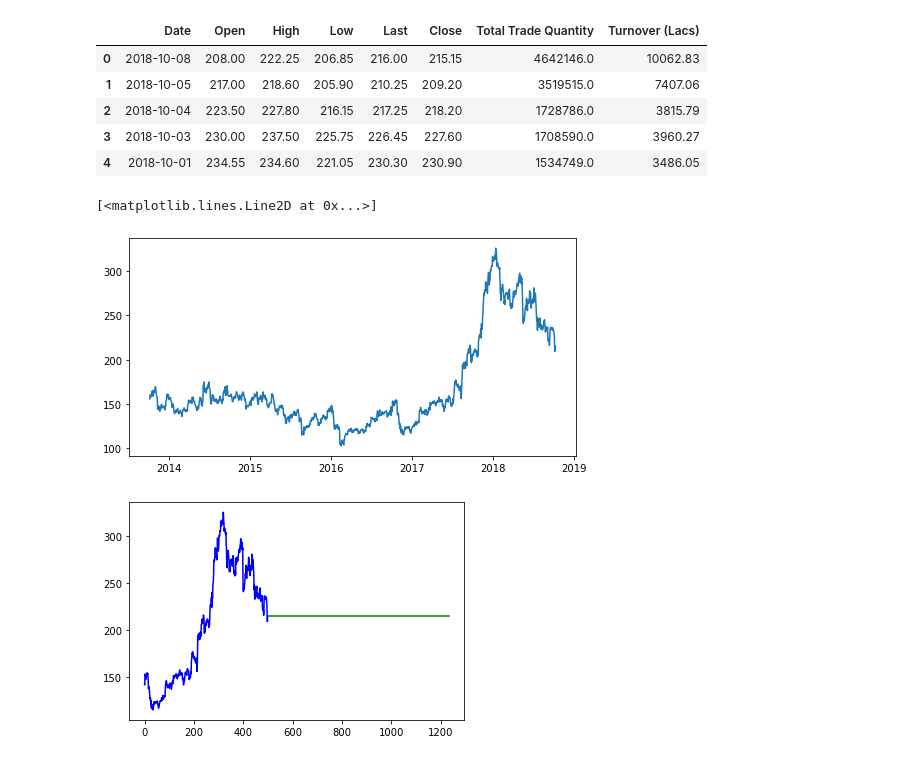
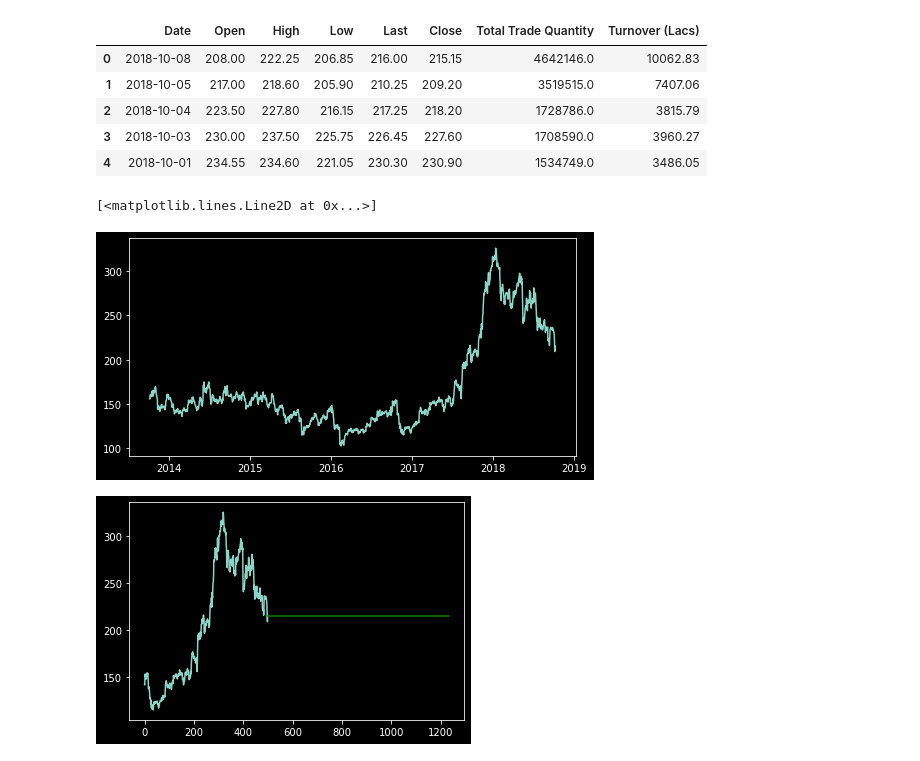
Before and after one commit to albertkyou/albertkyou.github.io, a Jupyter notebook: code/PredictingStocks/StockMarket.ipynb, the cells around one changed output. Drawn from its saved outputs; the diff is of its cells as text; code cells hidden in the pictures.

```diff
--- a/code/PredictingStocks/StockMarket.ipynb
+++ b/code/PredictingStocks/StockMarket.ipynb
@@ -27,31 +30,32 @@ df.head() # prints the head. Note that df.head gives a nonformatted output. df.h
 df['Date'] = pd.to_datetime(df.Date,format='%Y-%m-%d')
 df.index = df['Date']
 
+plt.style.use('dark_background')
 plt.figure(figsize=(8,4))
 plt.plot(df.Close, label='Close price history')
 # %% [output]
 [<matplotlib.lines.Line2D at 0x...>]
-[figure, old version]
+[figure, new version]
 # %%
 # ARIMA Model
 
 import pmdarima as pm
 from pmdarima.model_selection import train_test_split
 
 # split the data
 train, test = train_test_split(df.Close, train_size=500)
 
 # train the model
-model = pm.auto_arima(np.flip(train), seasonal = True, m= 1)
+model = pm.auto_arima(np.flip(train), seasonal = False)
 
 # make forecasts
 forecasts = model.predict(test.shape[0])
 
 
 # Visualize the forecasts (blue=train, green=forecasts)
 x = np.arange(df.Close.shape[0])
-plt.plot(x[:500], np.flip(train), c='blue')
+plt.plot(x[:500], np.flip(train))
 plt.plot(x[500:], forecasts, c='green')
 plt.show()
 # %% [output]
-[figure, old version]
+[figure, new version]
```
Also changed, not shown: parts of 3 cells of this notebook, 5 other files.
